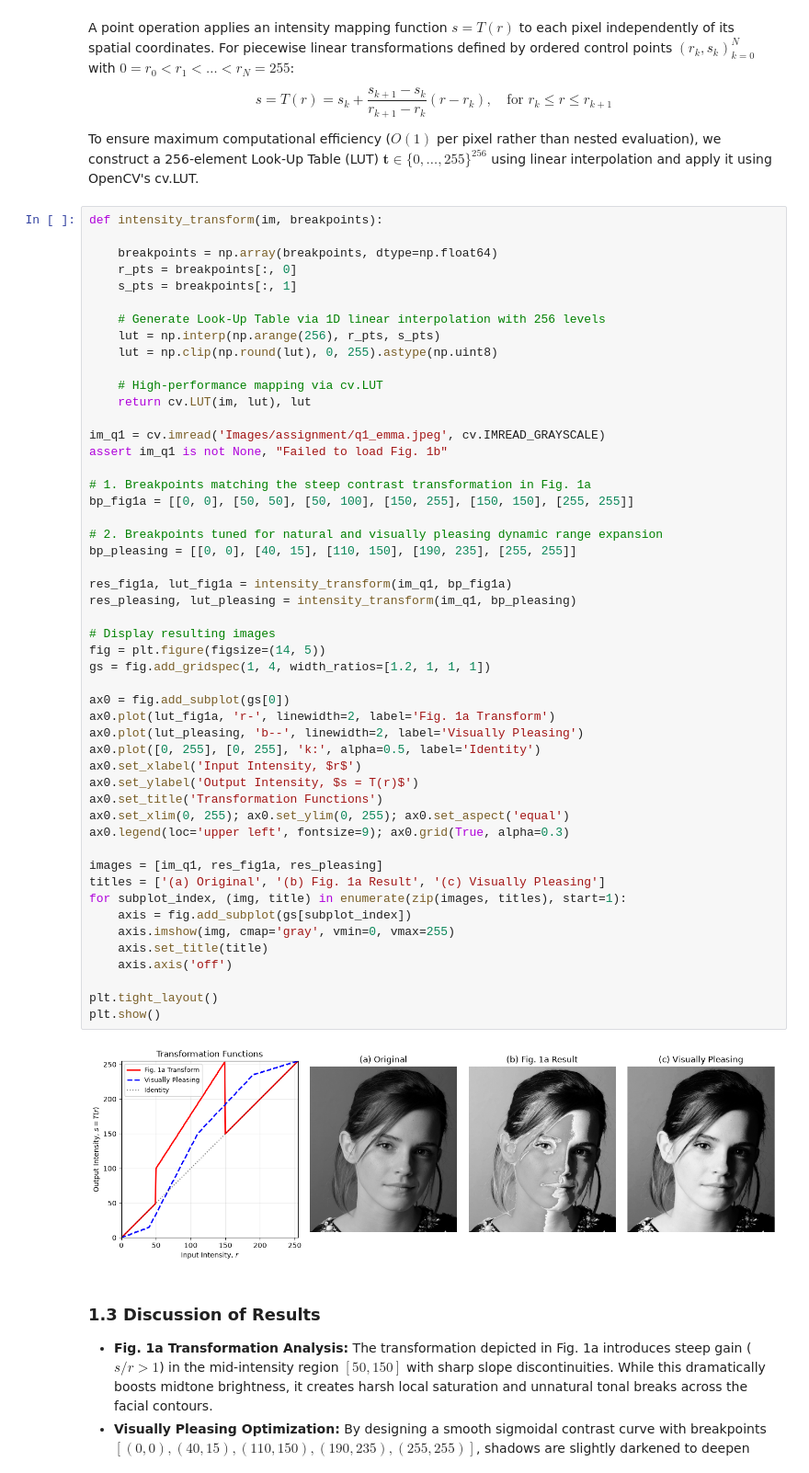
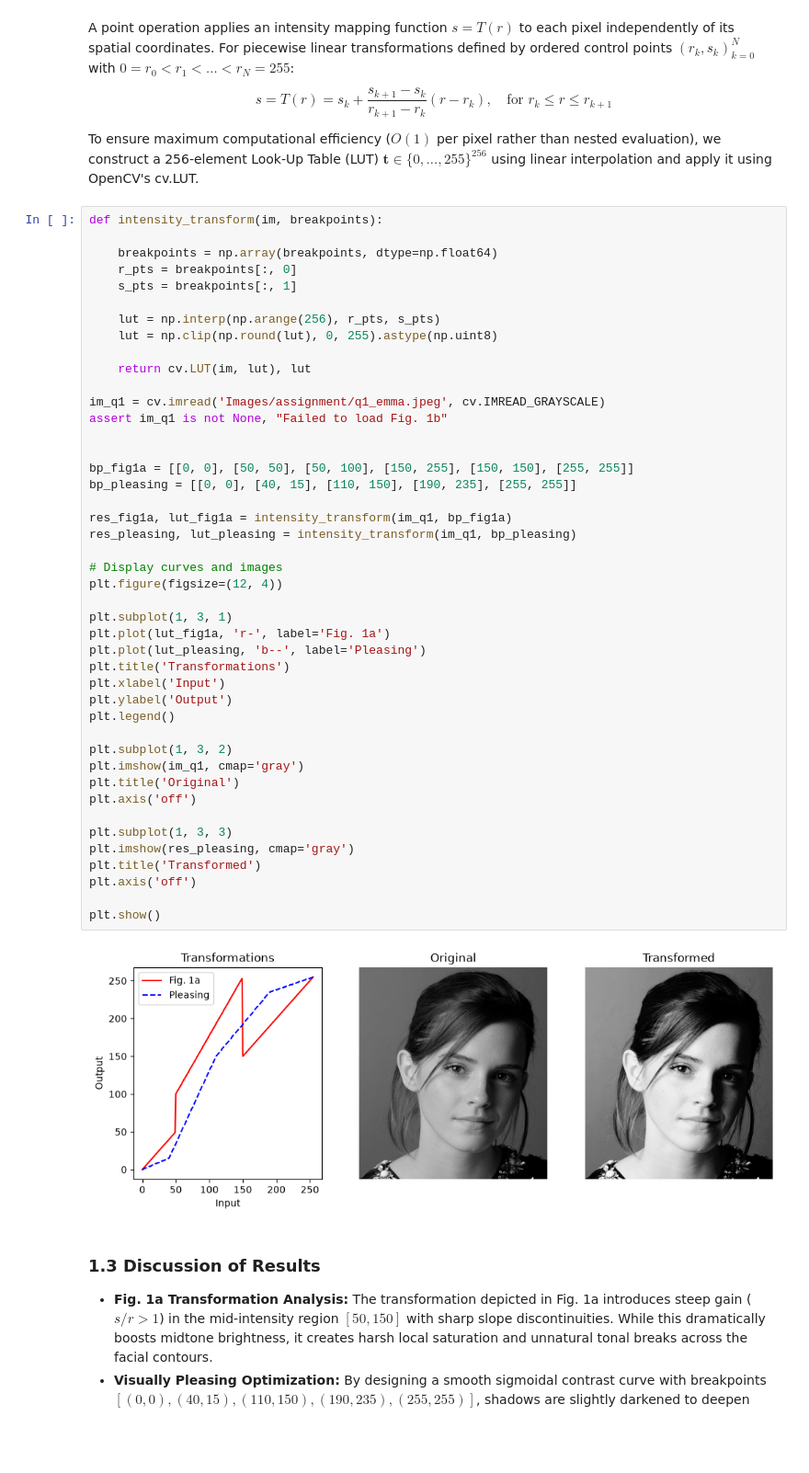
Before and after one commit to hakammra/EN3160-Assignment-01, a Jupyter notebook: en3160_assignment_01.ipynb, the cells around one changed output. Shown at 92% size. Cells and saved outputs as stored; diff of their text form; blank space fills up the shorter version.

```diff
--- a/en3160_assignment_01.ipynb
+++ b/en3160_assignment_01.ipynb
@@ -33,55 +33,49 @@ To ensure maximum computational efficiency ($O(1)$ per pixel rather than nested
 # %%
 def intensity_transform(im, breakpoints):
 
     breakpoints = np.array(breakpoints, dtype=np.float64)
     r_pts = breakpoints[:, 0]
     s_pts = breakpoints[:, 1]
 
-    # Generate Look-Up Table via 1D linear interpolation with 256 levels
     lut = np.interp(np.arange(256), r_pts, s_pts)
     lut = np.clip(np.round(lut), 0, 255).astype(np.uint8)
 
-    # High-performance mapping via cv.LUT
     return cv.LUT(im, lut), lut
 
 im_q1 = cv.imread('Images/assignment/q1_emma.jpeg', cv.IMREAD_GRAYSCALE)
 assert im_q1 is not None, "Failed to load Fig. 1b"
 
-# 1. Breakpoints matching the steep contrast transformation in Fig. 1a
+
 bp_fig1a = [[0, 0], [50, 50], [50, 100], [150, 255], [150, 150], [255, 255]]
-
-# 2. Breakpoints tuned for natural and visually pleasing dynamic range expansion
 bp_pleasing = [[0, 0], [40, 15], [110, 150], [190, 235], [255, 255]]
 
 res_fig1a, lut_fig1a = intensity_transform(im_q1, bp_fig1a)
 res_pleasing, lut_pleasing = intensity_transform(im_q1, bp_pleasing)
 
-# Display resulting images
-fig = plt.figure(figsize=(14, 5))
-gs = fig.add_gridspec(1, 4, width_ratios=[1.2, 1, 1, 1])
+# Display curves and images
+plt.figure(figsize=(12, 4))
 
-ax0 = fig.add_subplot(gs[0])
-ax0.plot(lut_fig1a, 'r-', linewidth=2, label='Fig. 1a Transform')
-ax0.plot(lut_pleasing, 'b--', linewidth=2, label='Visually Pleasing')
-ax0.plot([0, 255], [0, 255], 'k:', alpha=0.5, label='Identity')
-ax0.set_xlabel('Input Intensity, $r$')
-ax0.set_ylabel('Output Intensity, $s = T(r)$')
-ax0.set_title('Transformation Functions')
-ax0.set_xlim(0, 255); ax0.set_ylim(0, 255); ax0.set_aspect('equal')
-ax0.legend(loc='upper left', fontsize=9); ax0.grid(True, alpha=0.3)
+plt.subplot(1, 3, 1)
+plt.plot(lut_fig1a, 'r-', label='Fig. 1a')
+plt.plot(lut_pleasing, 'b--', label='Pleasing')
+plt.title('Transformations')
+plt.xlabel('Input')
+plt.ylabel('Output')
+plt.legend()
 
-images = [im_q1, res_fig1a, res_pleasing]
-titles = ['(a) Original', '(b) Fig. 1a Result', '(c) Visually Pleasing']
-for subplot_index, (img, title) in enumerate(zip(images, titles), start=1):
-    axis = fig.add_subplot(gs[subplot_index])
-    axis.imshow(img, cmap='gray', vmin=0, vmax=255)
-    axis.set_title(title)
-    axis.axis('off')
+plt.subplot(1, 3, 2)
+plt.imshow(im_q1, cmap='gray')
+plt.title('Original')
+plt.axis('off')
 
-plt.tight_layout()
+plt.subplot(1, 3, 3)
+plt.imshow(res_pleasing, cmap='gray')
+plt.title('Transformed')
+plt.axis('off')
+
 plt.show()
 # %% [output]
-[figure, old version]
+[figure, new version]
 # %% [markdown]
 ### 1.3 Discussion of Results
 * **Fig. 1a Transformation Analysis:** The transformation depicted in Fig. 1a introduces steep gain ($s/r > 1$) in the mid-intensity region $[50, 150]$ with sharp slope discontinuities. While this dramatically boosts midtone brightness, it creates harsh local saturation and unnatural tonal breaks across the facial contours.
```
Also changed, not shown: parts of 4 cells of this notebook.
